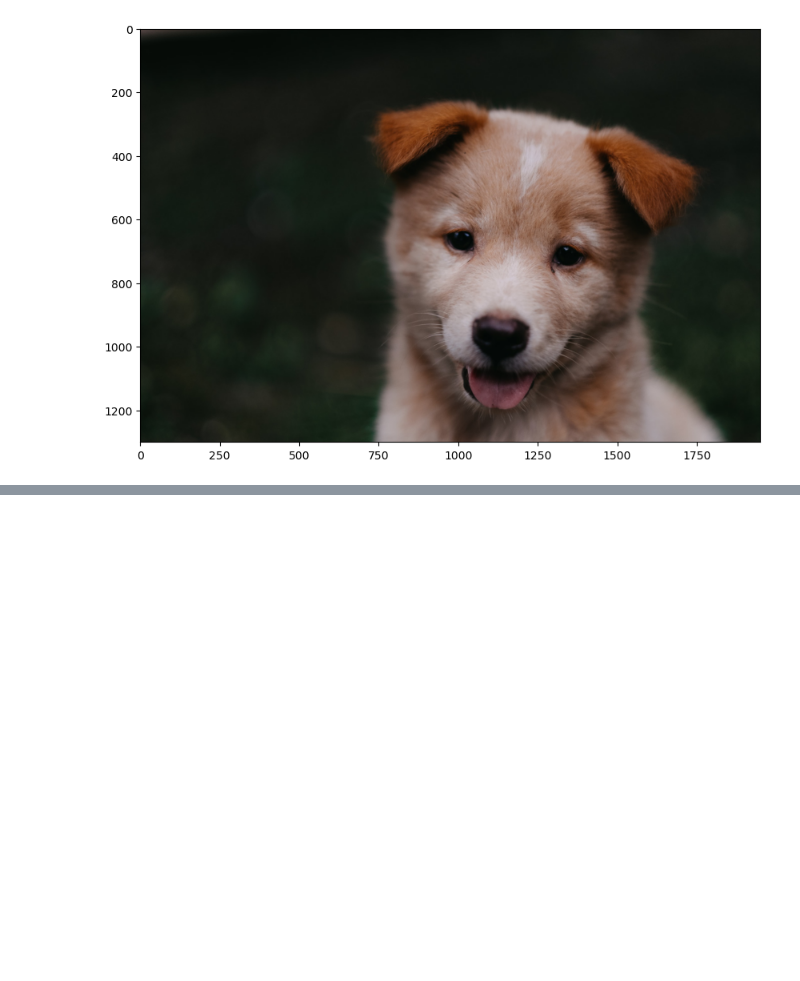
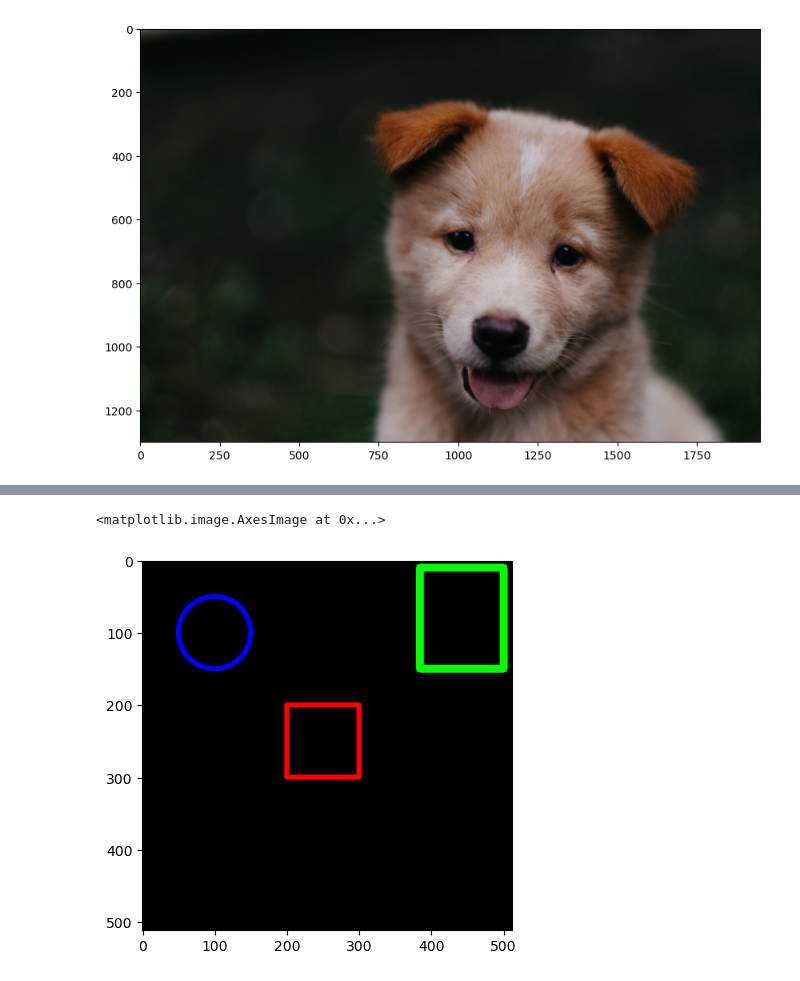
Before and after one commit to bimanjayaaji/improc-mlops-notebook, a Jupyter notebook: improc-course/cv_basics.ipynb, the cells around one changed output, grey strips where cells are left out. Cells and saved outputs as stored; diff of their text form; code cells hidden in the pictures; blank space fills up the shorter version.

```diff
--- a/improc-course/cv_basics.ipynb
+++ b/improc-course/cv_basics.ipynb
@@ -113,0 +214,5 @@ ax.imshow(fix_image)
+# %%
+plt.imshow(blank_img)
+# %% [output]
+<matplotlib.image.AxesImage at 0x...>
+[figure, added]
```
Also changed, not shown: parts of 37 cells of this notebook, 1 other file.
